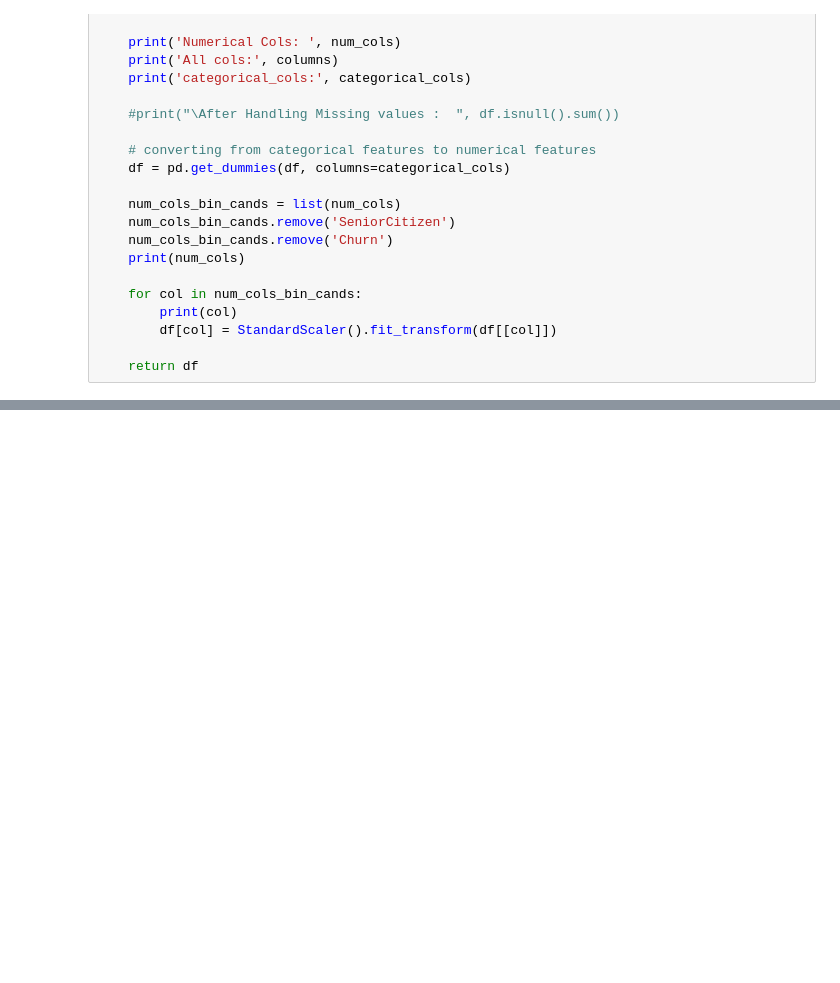
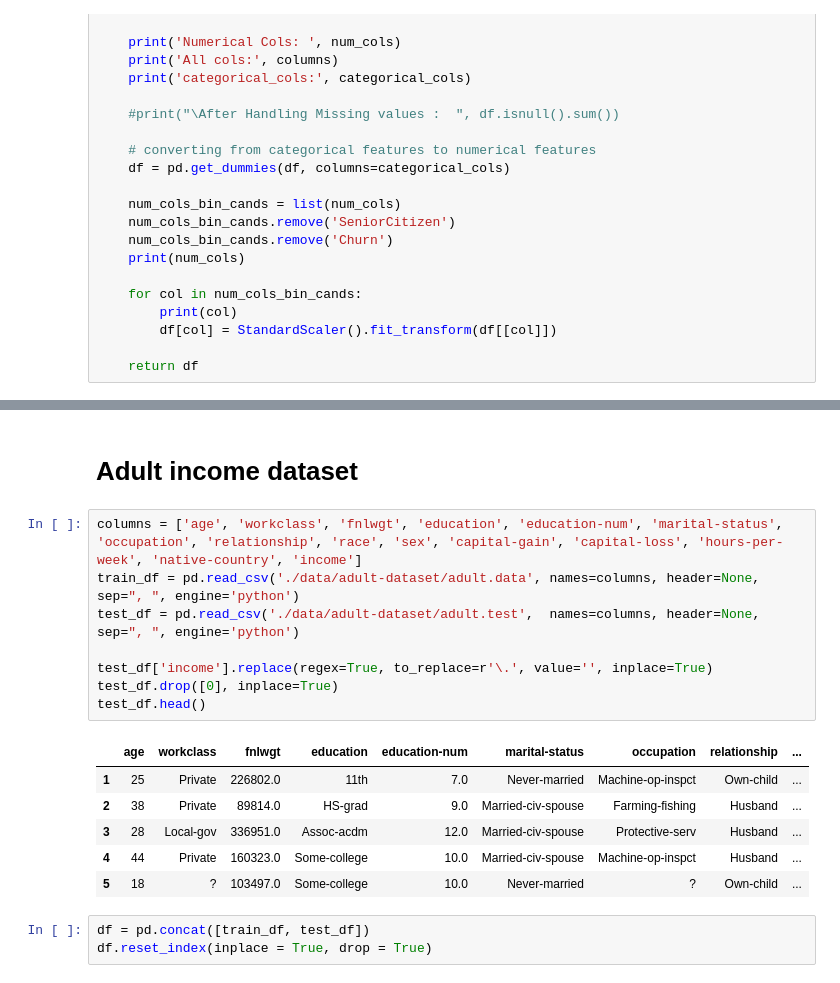
Before and after one commit to AJAkil/ML-Sessional, a Jupyter notebook: Assignment-1/exp.ipynb, the cells around one changed output, grey strips where cells are left out. Saved outputs shown, nothing was run; the diff lists cells and outputs as text; blank space fills up the shorter version.

```diff
--- a/Assignment-1/exp.ipynb
+++ b/Assignment-1/exp.ipynb
@@ -589,0 +564,20 @@ df.head()
+# %% [markdown]
+# Adult income dataset
+# %%
+columns = ['age', 'workclass', 'fnlwgt', 'education', 'education-num', 'marital-status', 'occupation', 'relationship', 'race', 'sex', 'capital-gain', 'capital-loss', 'hours-per-week', 'native-country', 'income']
+train_df = pd.read_csv('./data/adult-dataset/adult.data', names=columns, header=None, sep=", ", engine='python')
+test_df = pd.read_csv('./data/adult-dataset/adult.test',  names=columns, header=None, sep=", ", engine='python')
+
+test_df['income'].replace(regex=True, to_replace=r'\.', value='', inplace=True)
+test_df.drop([0], inplace=True)
+test_df.head()
+# %% [output]
+|  | age | workclass | fnlwgt | education | education-num | marital-status | occupation | relationship | ... |
+| 1 | 25 | Private | 226802.0 | 11th | 7.0 | Never-married | Machine-op-inspct | Own-child | ... |
+| 2 | 38 | Private | 89814.0 | HS-grad | 9.0 | Married-civ-spouse | Farming-fishing | Husband | ... |
+| 3 | 28 | Local-gov | 336951.0 | Assoc-acdm | 12.0 | Married-civ-spouse | Protective-serv | Husband | ... |
+| 4 | 44 | Private | 160323.0 | Some-college | 10.0 | Married-civ-spouse | Machine-op-inspct | Husband | ... |
+| 5 | 18 | ? | 103497.0 | Some-college | 10.0 | Never-married | ? | Own-child | ... |
+# %%
+df = pd.concat([train_df, test_df])
+df.reset_index(inplace = True, drop = True)
```
Also changed, not shown: parts of 14 cells of this notebook.
